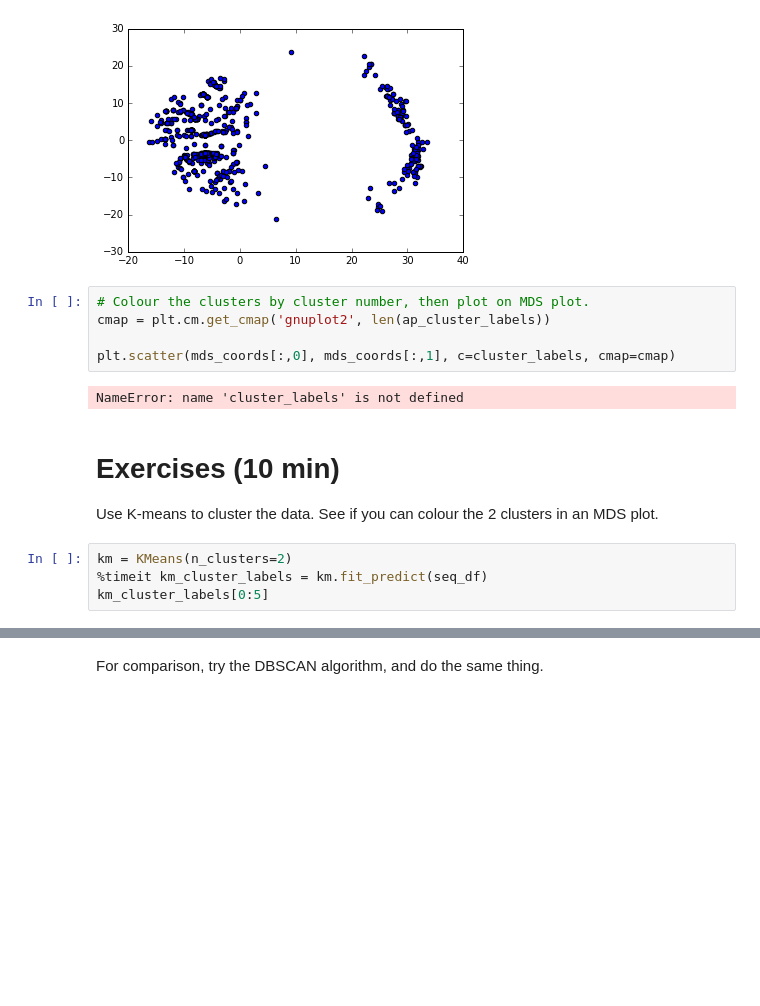
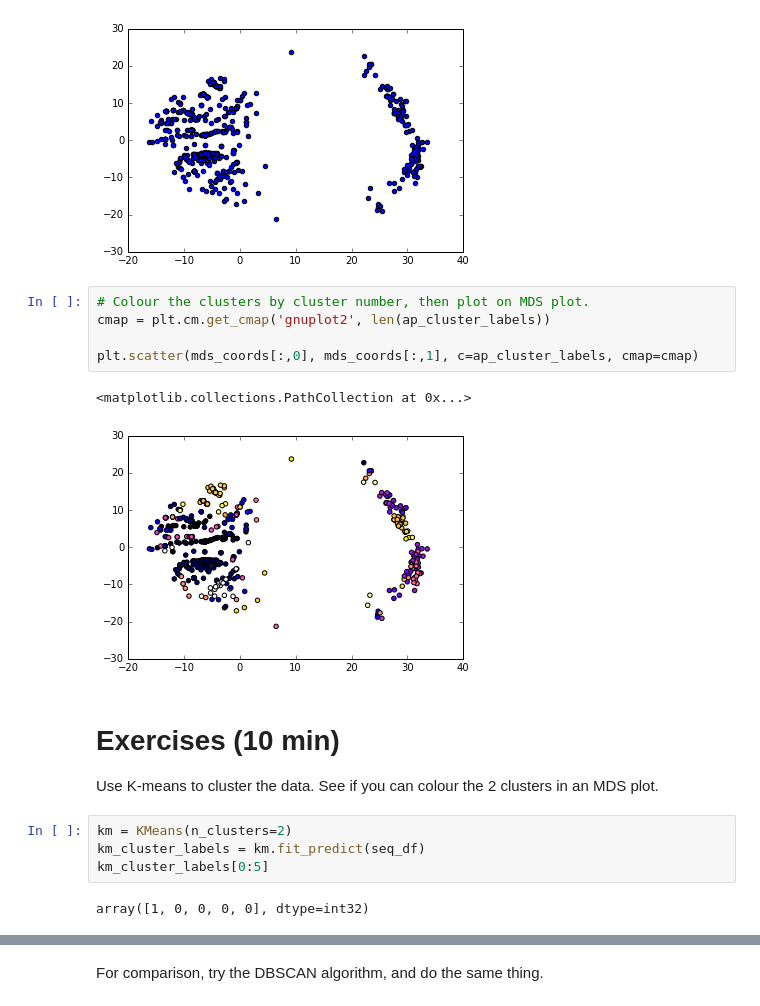
Before and after one commit to ericmjl/scikit-learn-tutorial, a Jupyter notebook: 02 Clustering.ipynb, the cells around one changed output, grey strips where cells are left out. Drawn from its saved outputs; the diff is of its cells as text; blank space fills up the shorter version.

```diff
--- a/02 Clustering.ipynb
+++ b/02 Clustering.ipynb
@@ -56,18 +56,21 @@ plt.scatter(mds_coords[:,0], mds_coords[:,1])
 # %%
 # Colour the clusters by cluster number, then plot on MDS plot.
 cmap = plt.cm.get_cmap('gnuplot2', len(ap_cluster_labels))
 
-plt.scatter(mds_coords[:,0], mds_coords[:,1], c=cluster_labels, cmap=cmap)
+plt.scatter(mds_coords[:,0], mds_coords[:,1], c=ap_cluster_labels, cmap=cmap)
 # %% [output]
-NameError: name 'cluster_labels' is not defined
+<matplotlib.collections.PathCollection at 0x...>
+[figure, added]
 # %% [markdown]
 # Exercises (10 min)
 
 Use K-means to cluster the data. See if you can colour the 2 clusters in an MDS plot.
 # %%
 km = KMeans(n_clusters=2)
-%timeit km_cluster_labels = km.fit_predict(seq_df)
+km_cluster_labels = km.fit_predict(seq_df)
 km_cluster_labels[0:5]
+# %% [output]
+array([1, 0, 0, 0, 0], dtype=int32)
 # %%
 cmap = plt.cm.get_cmap('gnuplot2', len(km_cluster_labels))
 
```
Also changed, not shown: parts of 3 cells of this notebook.
